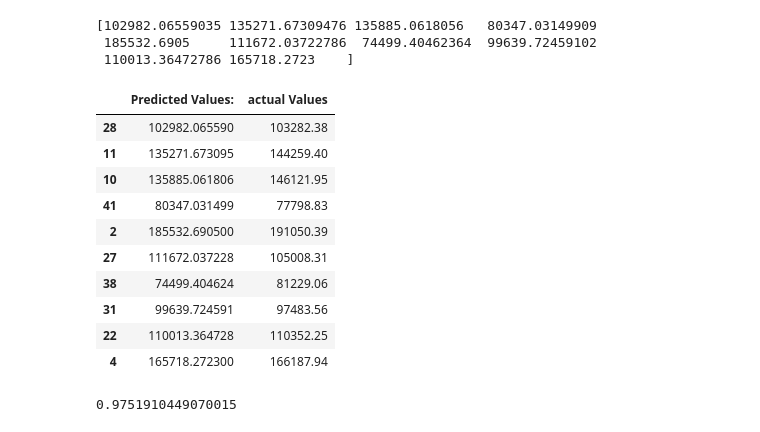
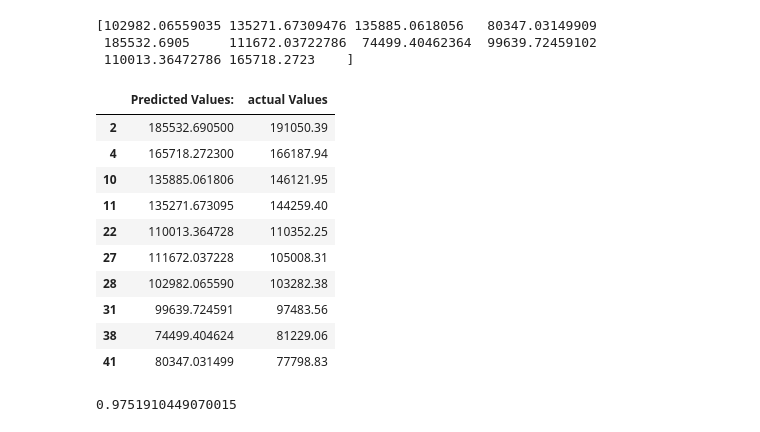
Before and after one commit to TKQhena/50_Startups_Regression-MLG_Assingment3-, a Jupyter notebook: MLG_Assingment_3(Start_UP).ipynb, the cells around one changed output. Cells and saved outputs as stored; diff of their text form; code cells hidden in the pictures.

```diff
--- a/MLG_Assingment_3(Start_UP).ipynb
+++ b/MLG_Assingment_3(Start_UP).ipynb
@@ -259,19 +258,20 @@ print(y_prediction)
 # %%
 df = pd.DataFrame(
     data={"Predicted Values:": y_prediction, "actual Values": y_test})
+df.sort_index(inplace=True)
 df
 # %% [output]
 |  | Predicted Values: | actual Values |
+| 2 | 185532.690500 | 191050.39 |
+| 4 | 165718.272300 | 166187.94 |
+| 10 | 135885.061806 | 146121.95 |
+| 11 | 135271.673095 | 144259.40 |
+| 22 | 110013.364728 | 110352.25 |
+| 27 | 111672.037228 | 105008.31 |
 | 28 | 102982.065590 | 103282.38 |
-| 11 | 135271.673095 | 144259.40 |
-| 10 | 135885.061806 | 146121.95 |
+| 31 | 99639.724591 | 97483.56 |
+| 38 | 74499.404624 | 81229.06 |
 | 41 | 80347.031499 | 77798.83 |
-| 2 | 185532.690500 | 191050.39 |
-| 27 | 111672.037228 | 105008.31 |
-| 38 | 74499.404624 | 81229.06 |
-| 31 | 99639.724591 | 97483.56 |
-| 22 | 110013.364728 | 110352.25 |
-| 4 | 165718.272300 | 166187.94 |
 # %%
 r2_score(y_test, y_prediction)
 # %% [output]
```
Also changed, not shown: parts of 3 cells of this notebook, 1 other file.
